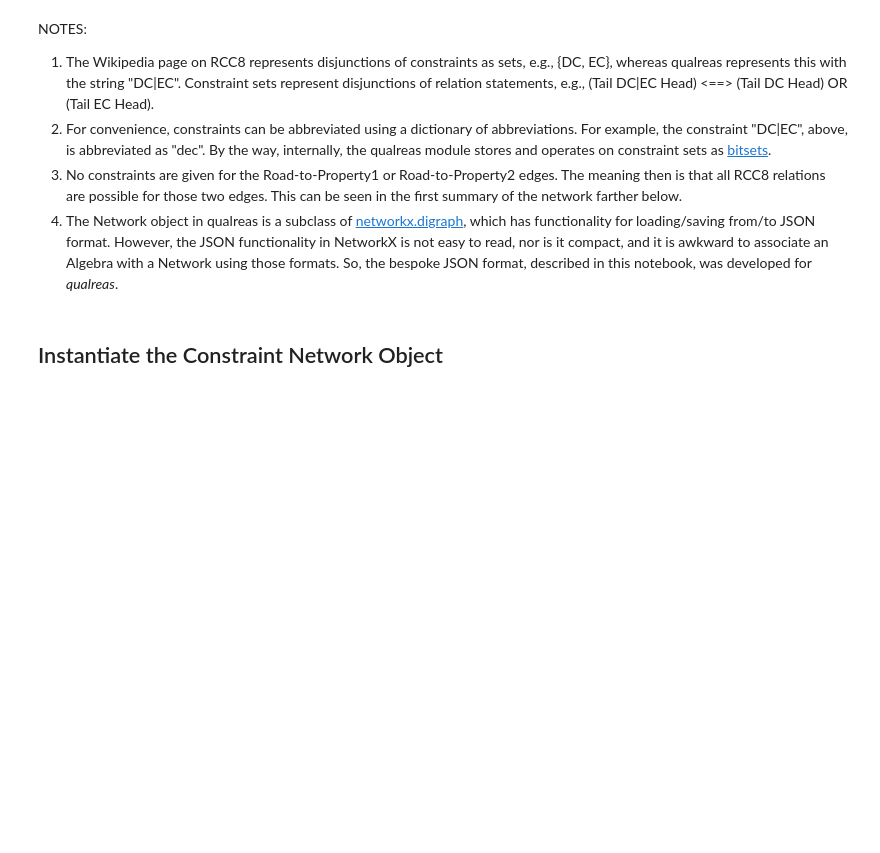
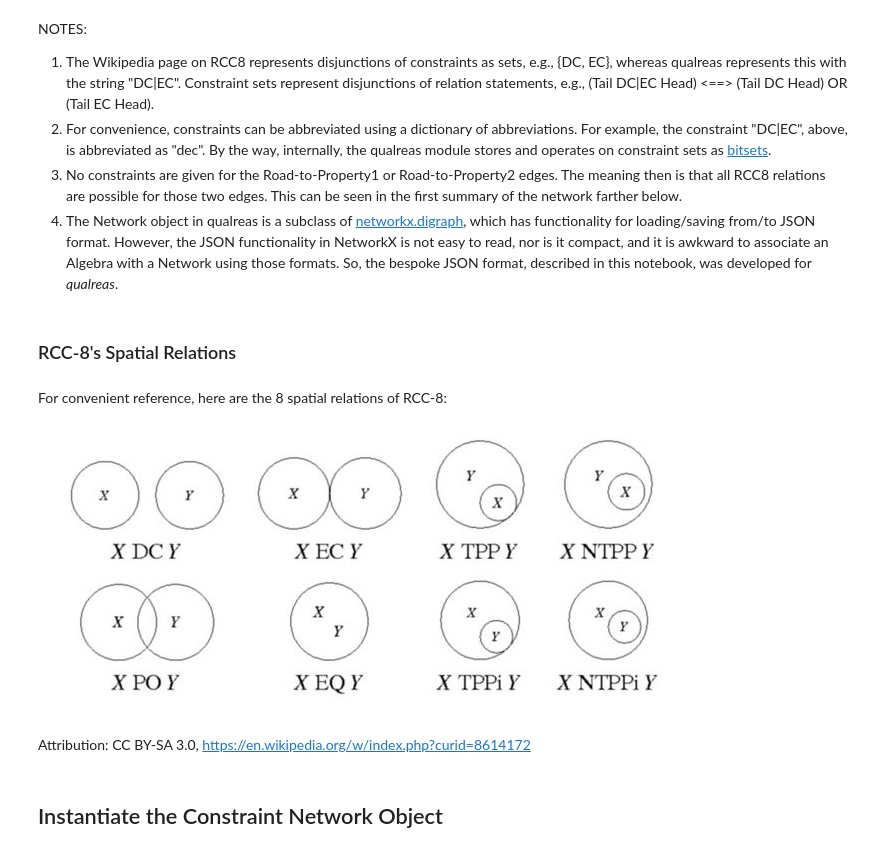
Before and after one commit to alreich/qualreas, a Jupyter notebook: Notebooks/README.ipynb, the cells around one changed output. Saved outputs shown, nothing was run; the diff lists cells and outputs as text; code cells hidden in the pictures; blank space fills up the shorter version.

Commit message:
Added network & rcc8 figures

```diff
--- a/Notebooks/README.ipynb
+++ b/Notebooks/README.ipynb
@@ -177,6 +179,16 @@ NOTES:
 1. For convenience, constraints can be abbreviated using a dictionary of abbreviations.  For example, the constraint "DC|EC", above, is abbreviated as "dec".  By the way, internally, the qualreas module stores and operates on constraint sets as [bitsets](https://bitsets.readthedocs.io/en/stable/).
 1. No constraints are given for the Road-to-Property1 or Road-to-Property2 edges.  The meaning then is that all RCC8 relations are possible for those two edges.  This can be seen in the first summary of the network farther below.
 1. The Network object in qualreas is a subclass of [networkx.digraph](https://networkx.github.io/documentation/stable/reference/classes/digraph.html), which has functionality for loading/saving from/to JSON format. However, the JSON functionality in NetworkX is not easy to read, nor is it compact, and it is awkward to associate an Algebra with a Network using those formats.  So, the bespoke JSON format, described in this notebook, was developed for <i>qualreas</i>.
+# %% [markdown]
+### RCC-8's Spatial Relations <a class="anchor" id="rcc8_rels"></a>
+# %% [markdown]
+For convenient reference, here are the 8 spatial relations of RCC-8:
+# %%
+Image("Images/640px-RCC8.jpg")
+# %% [output]
+[figure, added]
+# %% [markdown]
+Attribution: CC BY-SA 3.0, https://en.wikipedia.org/w/index.php?curid=8614172
 # %% [markdown]
 ## Instantiate the Constraint Network Object <a class="anchor" id="instantiate"></a>
 # %%
```
Also changed, not shown: parts of 5 cells of this notebook, 6 other files.
